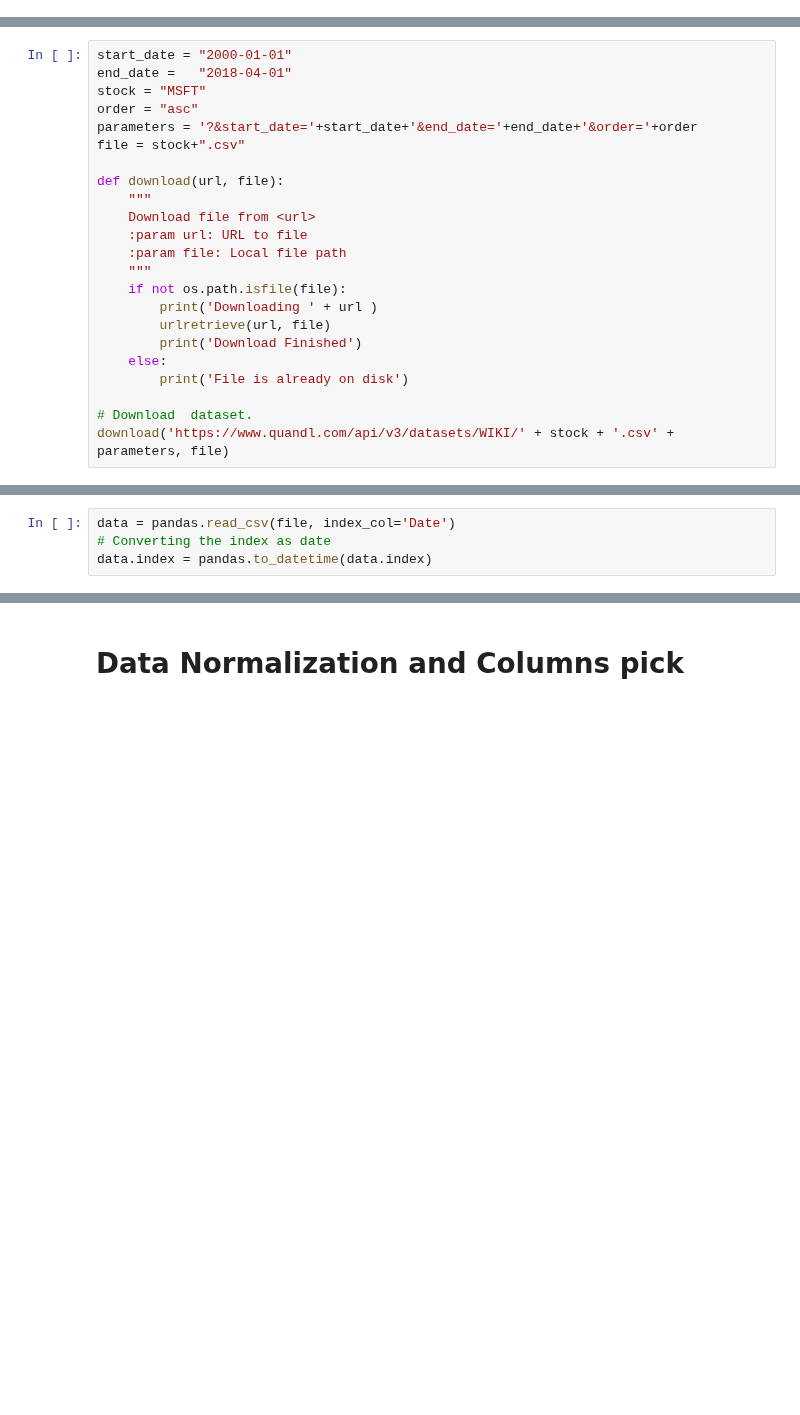
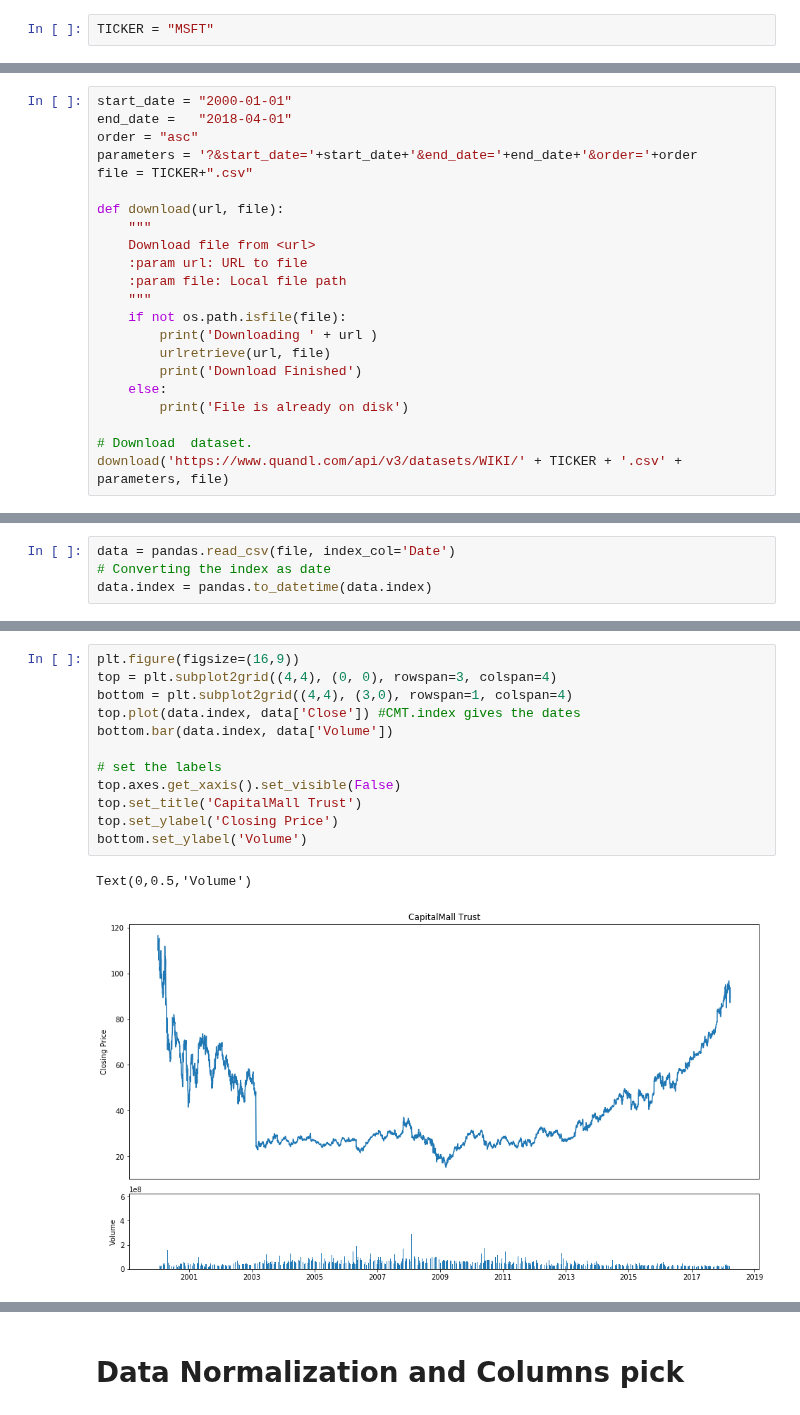
Before and after one commit to pablomarin/Meetups-Data-AI-DFW, a Jupyter notebook: Meetup10-Lab-stockdemo.ipynb, the cells around one changed output, grey strips where cells are left out. Cells and saved outputs as stored; diff of their text form; blank space fills up the shorter version.

```diff
--- a/Meetup10-Lab-stockdemo.ipynb
+++ b/Meetup10-Lab-stockdemo.ipynb
@@ -20,0 +23,2 @@ Using TensorFlow backend.
+# %%
+TICKER = "MSFT"
@@ -23,10 +39,9 @@ Using TensorFlow backend.
 # %%
 start_date = "2000-01-01"
 end_date =   "2018-04-01"
-stock = "MSFT"
 order = "asc"
 parameters = '?&start_date='+start_date+'&end_date='+end_date+'&order='+order
-file = stock+".csv"
+file = TICKER+".csv"
 
 def download(url, file):
     """
@@ -42,7 +57,7 @@ def download(url, file):
         print('File is already on disk')
 
 # Download  dataset.
-download('https://www.quandl.com/api/v3/datasets/WIKI/' + stock + '.csv' + parameters, file)
+download('https://www.quandl.com/api/v3/datasets/WIKI/' + TICKER + '.csv' + parameters, file)
 # %% [output]
 File is already on disk
 # %%
@@ -71,3 +86,18 @@ data.head()
 | 2000-01-05 | 111.12 | 116.37 | 109.37 | 113.81 | 32029800.0 | 0.0 | 1.0 | 36.985804 | 38.733244 | 36.403324 | ... |
 | 2000-01-06 | 112.19 | 113.87 | 108.37 | 110.00 | 27488300.0 | 0.0 | 1.0 | 37.341949 | 37.901130 | 36.070479 | ... |
 | 2000-01-07 | 108.62 | 112.25 | 107.31 | 111.44 | 31006800.0 | 0.0 | 1.0 | 36.153690 | 37.361920 | 35.717662 | ... |
+# %%
+plt.figure(figsize=(16,9))
+top = plt.subplot2grid((4,4), (0, 0), rowspan=3, colspan=4)
+bottom = plt.subplot2grid((4,4), (3,0), rowspan=1, colspan=4)
+top.plot(data.index, data['Close']) #CMT.index gives the dates
+bottom.bar(data.index, data['Volume'])
+
+# set the labels
+top.axes.get_xaxis().set_visible(False)
+top.set_title('CapitalMall Trust')
+top.set_ylabel('Closing Price')
+bottom.set_ylabel('Volume')
+# %% [output]
+Text(0,0.5,'Volume')
+[figure, added]
```
Also changed, not shown: parts of 34 cells of this notebook, 12 other files.
